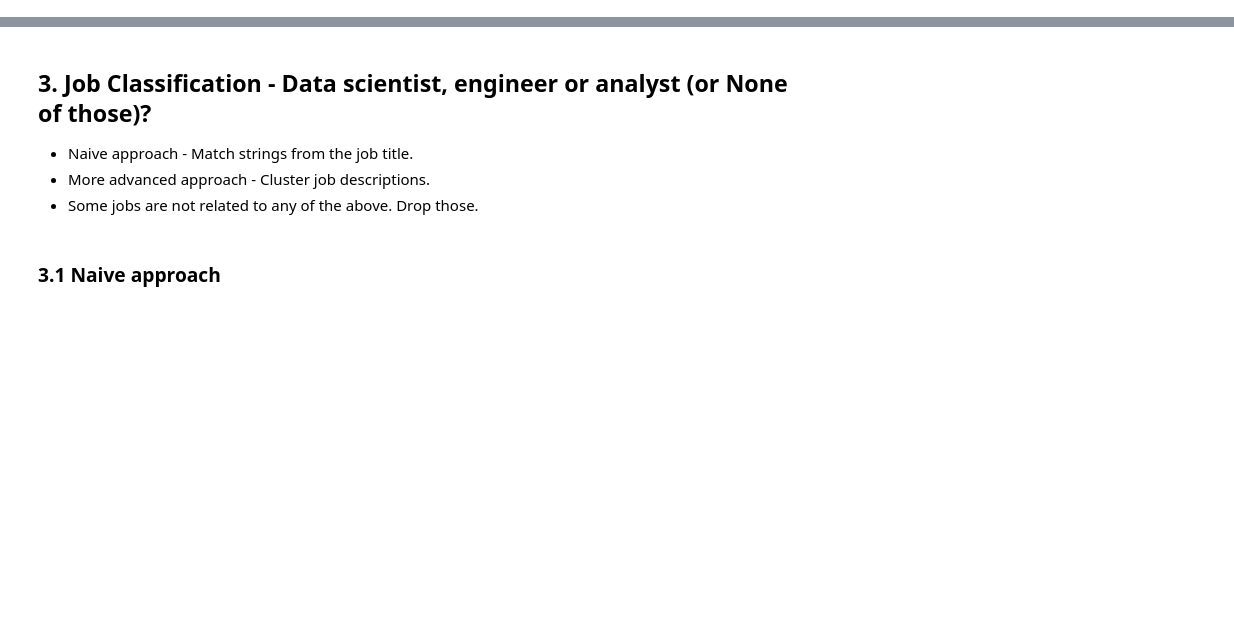
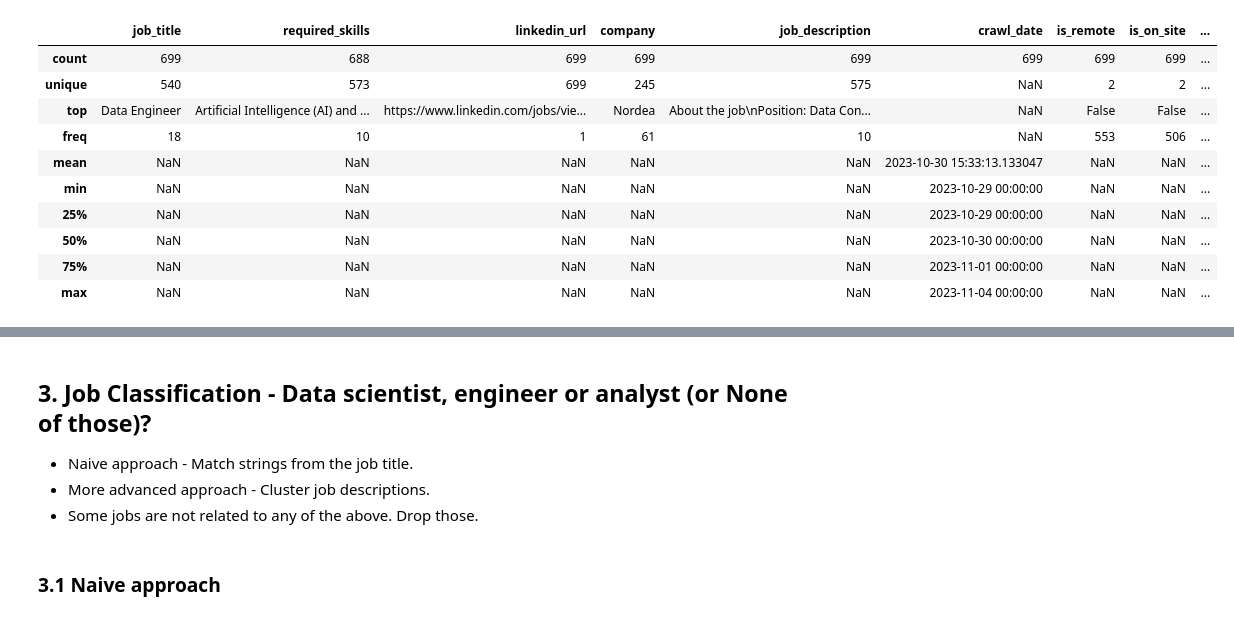
Before and after one commit to karoteeni110/ds-employment-landscape, a Jupyter notebook: notebooks/02-EDA.ipynb, the cells around one changed output, grey strips where cells are left out. Cells and saved outputs as stored; diff of their text form; code cells hidden in the pictures; blank space fills up the shorter version.

```diff
--- a/notebooks/02-EDA.ipynb
+++ b/notebooks/02-EDA.ipynb
@@ -53,0 +306,15 @@ _data0.describe(include="all")
+# %%
+# Check the statistics of the unique jobs
+df.drop_duplicates(subset=["linkedin_url"]).describe(include="all")
+# %% [output]
+|  | job_title | required_skills | linkedin_url | company | job_description | crawl_date | is_remote | is_on_site | ... |
+| count | 699 | 688 | 699 | 699 | 699 | 699 | 699 | 699 | ... |
+| unique | 540 | 573 | 699 | 245 | 575 | NaN | 2 | 2 | ... |
+| top | Data Engineer | Artificial Intelligence (AI) and ... | https://www.linkedin.com/jobs/vie... | Nordea | About the job\nPosition: Data Con... | NaN | False | False | ... |
+| freq | 18 | 10 | 1 | 61 | 10 | NaN | 553 | 506 | ... |
+| mean | NaN | NaN | NaN | NaN | NaN | 2023-10-30 15:33:13.133047 | NaN | NaN | ... |
+| min | NaN | NaN | NaN | NaN | NaN | 2023-10-29 00:00:00 | NaN | NaN | ... |
+| 25% | NaN | NaN | NaN | NaN | NaN | 2023-10-29 00:00:00 | NaN | NaN | ... |
+| 50% | NaN | NaN | NaN | NaN | NaN | 2023-10-30 00:00:00 | NaN | NaN | ... |
+| 75% | NaN | NaN | NaN | NaN | NaN | 2023-11-01 00:00:00 | NaN | NaN | ... |
+| max | NaN | NaN | NaN | NaN | NaN | 2023-11-04 00:00:00 | NaN | NaN | ... |
```
Also changed, not shown: parts of 47 cells of this notebook.
